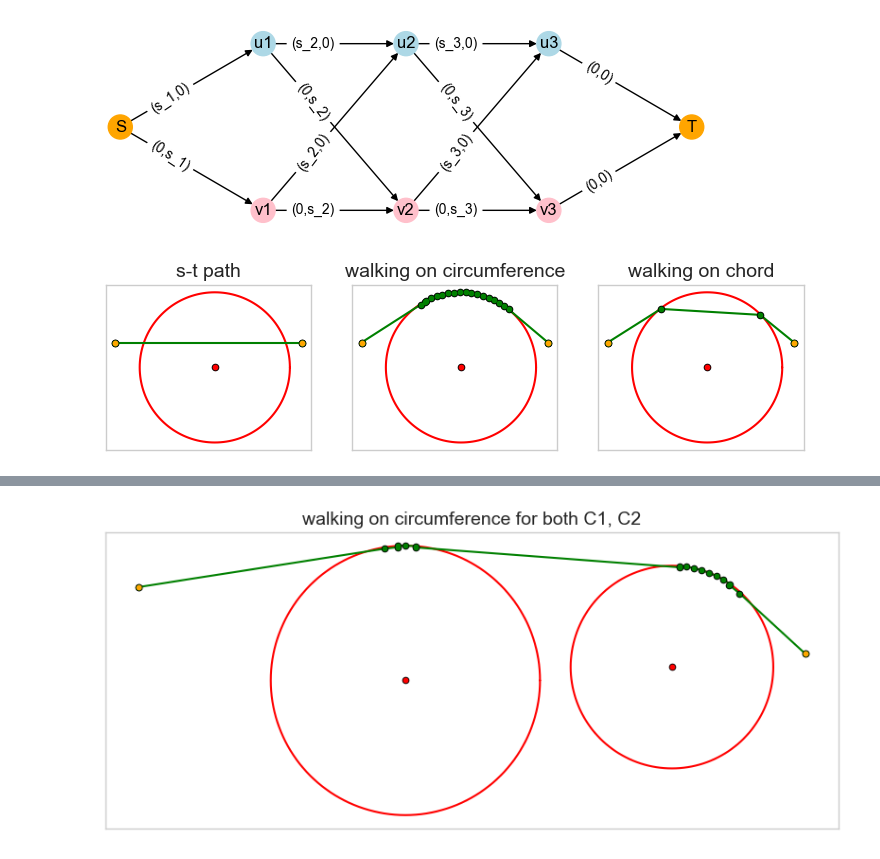
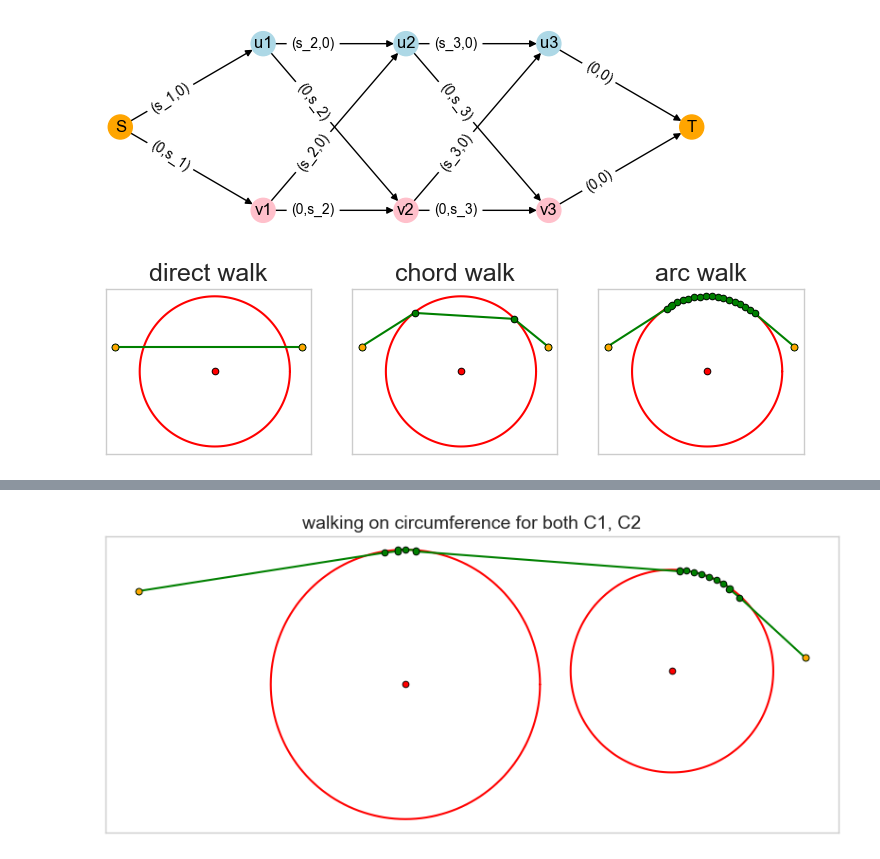
Before and after one commit to Elilgo324/quick-and-safe, a Jupyter notebook: other/main.ipynb, the cells around one changed output, grey strips where cells are left out. Saved outputs shown, nothing was run; the diff lists cells and outputs as text; code cells hidden in the pictures.

```diff
--- a/algorithms/main.ipynb
+++ b/other/main.ipynb
@@ -263,9 +264,9 @@ plt.savefig('reduction_from_partition.png')
 from algorithms.single_threat import single_threat_shortest_path_with_budget_constraint
 
 plt.figure(figsize=(9,3))
-
+fontsize=18
 plt.subplot(1,3,1)
-plt.title('s-t path', fontsize=14)
+plt.title('direct walk', fontsize=fontsize)
 
 circle = Circle(Coord(200,200),150)
 source = Coord(0,250)
@@ -276,37 +277,37 @@ circle.plot()
 source.plot()
 target.plot()
 path.plot()
 plt.gca().set_aspect('equal', adjustable='box')
 plt.xticks([])
 plt.yticks([])
 
-plt.subplot(1,3,2)
-plt.title('walking on circumference', fontsize=14)
+plt.subplot(1,3,3)
+plt.title('arc walk', fontsize=fontsize)
 
 path = single_threat_shortest_path_with_budget_constraint(source, target, circle, 10)[0]
 
 circle.plot()
 source.plot()
 target.plot()
 path.plot()
 plt.gca().set_aspect('equal', adjustable='box')
 plt.xticks([])
 plt.yticks([])
 
-plt.subplot(1,3,3)
-plt.title('walking on chord', fontsize=14)
+plt.subplot(1,3,2)
+plt.title('chord walk', fontsize=fontsize)
 
 path = single_threat_shortest_path_with_budget_constraint(source, target, circle, 200)[0]
 
 circle.plot()
 source.plot()
 target.plot()
 path.plot()
 plt.gca().set_aspect('equal', adjustable='box')
 plt.xticks([])
 plt.yticks([])
 
-plt.savefig('single_circle_cases.png')
+plt.savefig('single_circle_cases.png', bbox_inches='tight')
 # %% [output]
-[figure, old version]
+[figure, new version]
 # %%
```
Also changed, not shown: parts of 4 cells of this notebook, 34 other files.
